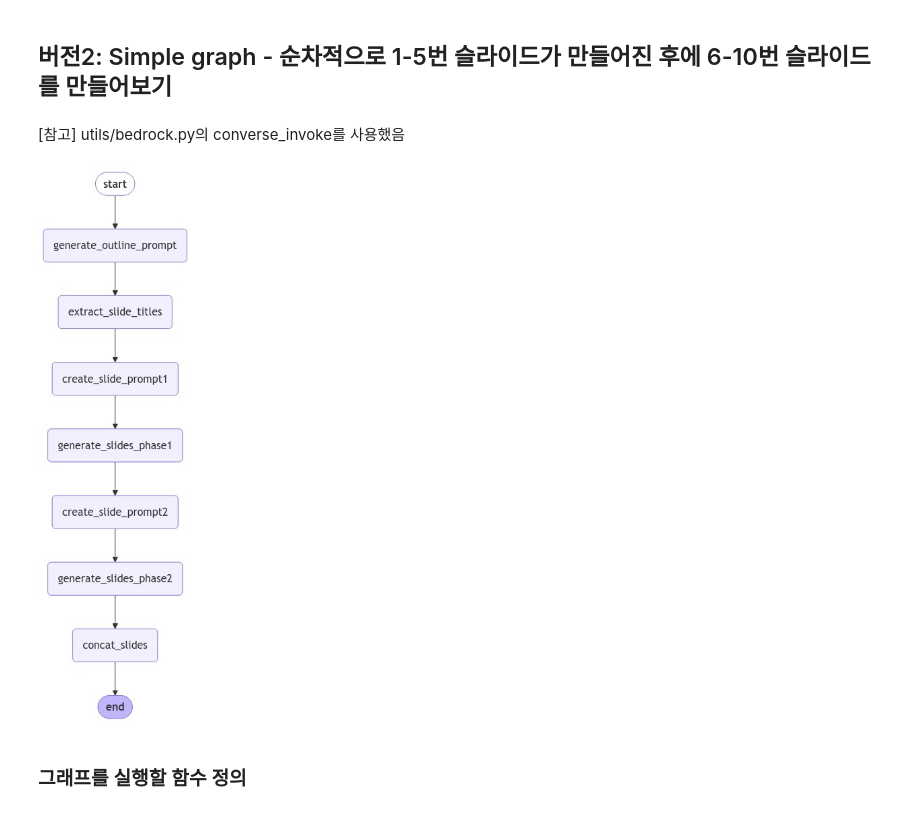
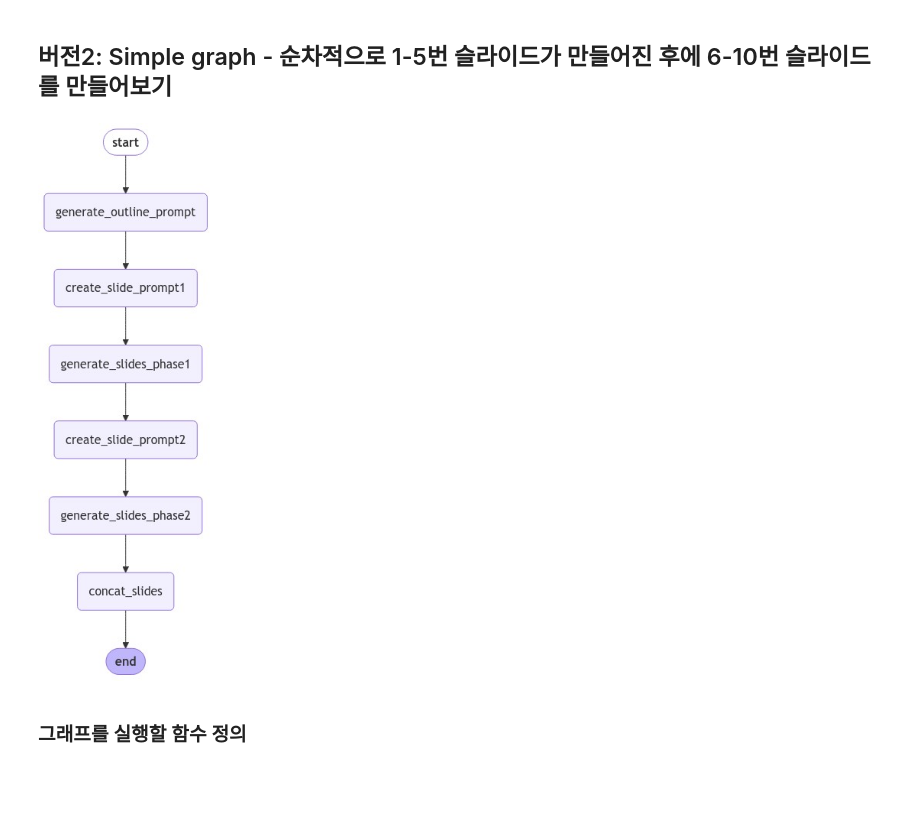
Before and after one commit to HyeryeongJoo/miridih-test, a Jupyter notebook: langgraph/01_basic_run_prompt.ipynb, the cells around one changed output. Drawn from its saved outputs; the diff is of its cells as text; code cells hidden in the pictures; blank space fills up the shorter version.

```diff
--- a/langgraph/01_basic_run_prompt.ipynb
+++ b/langgraph/01_basic_run_prompt.ipynb
@@ -64,5 +77,5 @@ bedrock-runtime(https://bedrock-runtime.us-east-1.amazonaws.com)
 # %%
 from utils.bedrock import *
 
-# model_id = "anthropic.claude-3-sonnet-20240229-v1:0"
-model_id = "anthropic.claude-3-5-sonnet-20240620-v1:0"
+model_id = "anthropic.claude-3-sonnet-20240229-v1:0"
+# model_id = "anthropic.claude-3-5-sonnet-20240620-v1:0"
@@ -382,14 +346,10 @@ run_prompt(outline_prompt,TOPIC,[],[],[])
 # %% [markdown]
 ## 버전2: Simple graph - 순차적으로 1-5번 슬라이드가 만들어진 후에 6-10번 슬라이드를 만들어보기
-# %% [markdown]
-[참고]
-utils/bedrock.py의 converse_invoke를 사용했음
 # %%
 from typing import TypedDict, Annotated, Any
 from langgraph.graph import StateGraph, START, END
 from langchain_anthropic import ChatAnthropic
 from langchain_core.messages import HumanMessage
-# from langgrpah.checkpoint.memory import MemorySaver
 import operator
 
 
@@ -404,16 +364,7 @@ class State(TypedDict):
     response_phase1: Annotated[list, "슬라이드 1-5장 내용"]
     response_phase2: Annotated[list, "슬라이드 6-10장 내용"]
     completed_content: Annotated[list, "최종 생성된 프레젠테이션 내용"]
-    # aggregate: Annotated[list, operator.add]
 
-
-# class ReturnNodeValue:
-#     def __init__(self, node_secret: str):
-#         self._value = node_secret
-
-#     def __call__(self, state: State) -> Any:
-#         print(f"Adding {self._value} to {state['aggregate']}")
-#         return {"aggregate": [self._value]}
 
 
 # 프레젠테이션 개요 생성 노드 정의
@@ -515,42 +466,37 @@ def concat_slides(state:State) -> State:
 graph_builder = StateGraph(State)
 
 
 # 노드, 엣지 추가
 graph_builder.add_node("generate_outline_prompt", generate_outline_prompt)
 graph_builder.add_edge(START, "generate_outline_prompt")
-graph_builder.add_node("extract_slide_titles", extract_slide_titles)
-graph_builder.add_edge("generate_outline_prompt", "extract_slide_titles")
 
 graph_builder.add_node("create_slide_prompt1", create_slide_prompt1)
-graph_builder.add_edge("extract_slide_titles","create_slide_prompt1")
+graph_builder.add_node("create_slide_prompt2", create_slide_prompt2)
+graph_builder.add_edge("generate_outline_prompt", "create_slide_prompt1")
 
 graph_builder.add_node("generate_slides_phase1", generate_slides_phase1)
 graph_builder.add_edge("create_slide_prompt1", "generate_slides_phase1")
-
-
-graph_builder.add_node("create_slide_prompt2", create_slide_prompt2)
+graph_builder.add_edge("generate_slides_phase1", "create_slide_prompt2")
 graph_builder.add_node("generate_slides_phase2", generate_slides_phase2)
-graph_builder.add_edge("generate_slides_phase1","create_slide_prompt2")
 graph_builder.add_edge("create_slide_prompt2","generate_slides_phase2")
-
 
 graph_builder.add_node("concat_slides", concat_slides)
 graph_builder.add_edge("generate_slides_phase2", "concat_slides")
 graph_builder.add_edge("concat_slides",END)
 
 
 # 그래프 컴파일
 graph = graph_builder.compile()
 
 from IPython.display import Image, display
 
 try:
     display(Image(graph.get_graph().draw_mermaid_png()))
 except Exception:
     # This requires some extra dependencies and is optional
     pass
 # %% [output]
-[figure, old version]
+[figure, new version]
 # %% [markdown]
 ### 그래프를 실행할 함수 정의
 # %%
```
Also changed, not shown: parts of 15 cells of this notebook, 7 other files.
